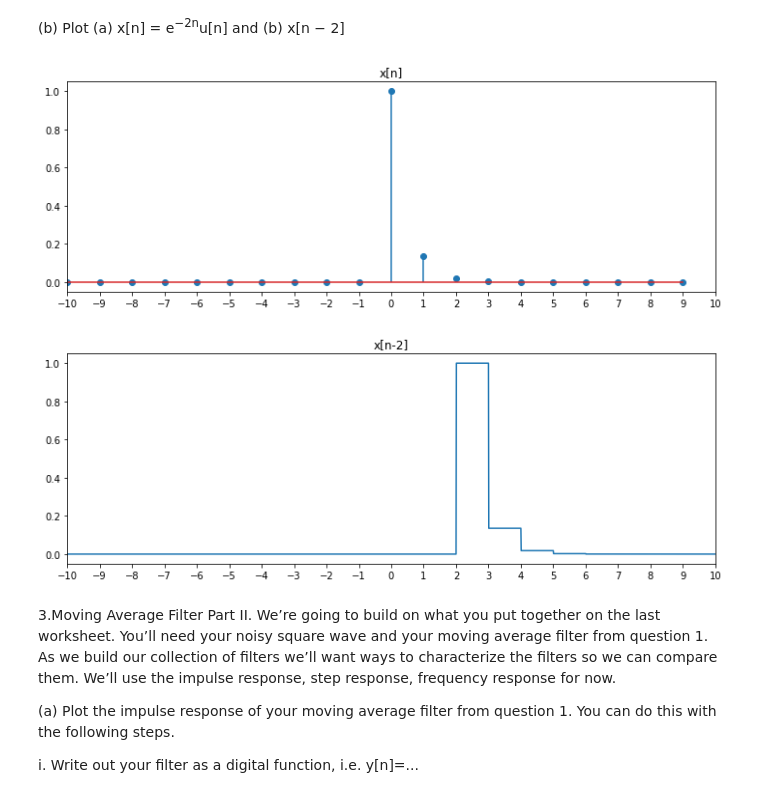
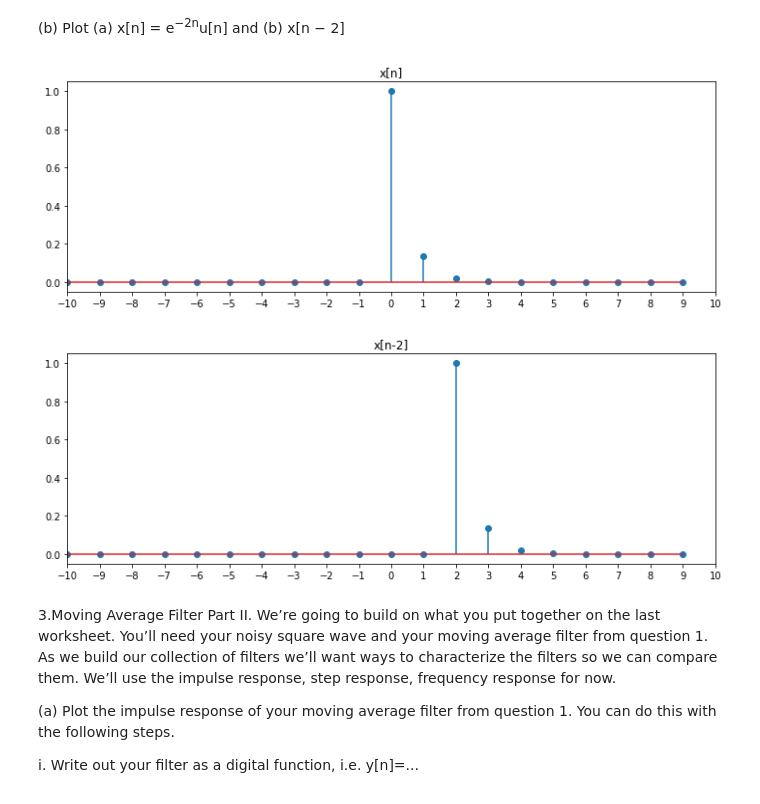
Before and after one commit to dcollie/P3700-SignalProcessing, a Jupyter notebook: P3700_WS3_Collie.ipynb, the cells around one changed output. Saved outputs shown, nothing was run; the diff lists cells and outputs as text; code cells hidden in the pictures.

```diff
--- a/P3700_WS3_Collie.ipynb
+++ b/P3700_WS3_Collie.ipynb
@@ -115,34 +123,33 @@ plt.show()
 # %%
 def step(x):
     return 1*(x>=0)
 
 def step_func(x):
     n = math.floor(x)
     value = np.exp(-2*n)*step(n)
     return value
 
 ts_step = np.arange(-10,10,1)
 step1_signal = [step_func(n) for n in ts_step]
 
 plt.figure(figsize=(12,4))
 plt.xlim(-10,10)
 plt.stem(ts_step,step1_signal)
 plt.xticks(ts)
 plt.title("x[n]")
 plt.show()
 
-ts_step = np.arange(-10,10,.01)
 step2_signal = [step_func(n-2) for n in ts_step]
 
 plt.figure(figsize=(12,4))
 plt.xlim(-10,10)
-plt.plot(ts_step,step2_signal)
+plt.stem(ts_step,step2_signal)
 plt.title("x[n-2]")
 plt.xticks(ts)
 plt.show()
 # %% [output]
 [figure]
-[figure, old version]
+[figure, new version]
 # %% [markdown]
 3.Moving Average Filter Part II. We’re going to build on what you put together on the last worksheet. You’ll need your noisy square wave and your moving average filter from question 1. As we build our collection of filters we’ll want ways to characterize the filters so we can compare them. We’ll use the impulse response, step response, frequency response for now.
 
```
Also changed, not shown: parts of 14 cells of this notebook, 9 other files.
